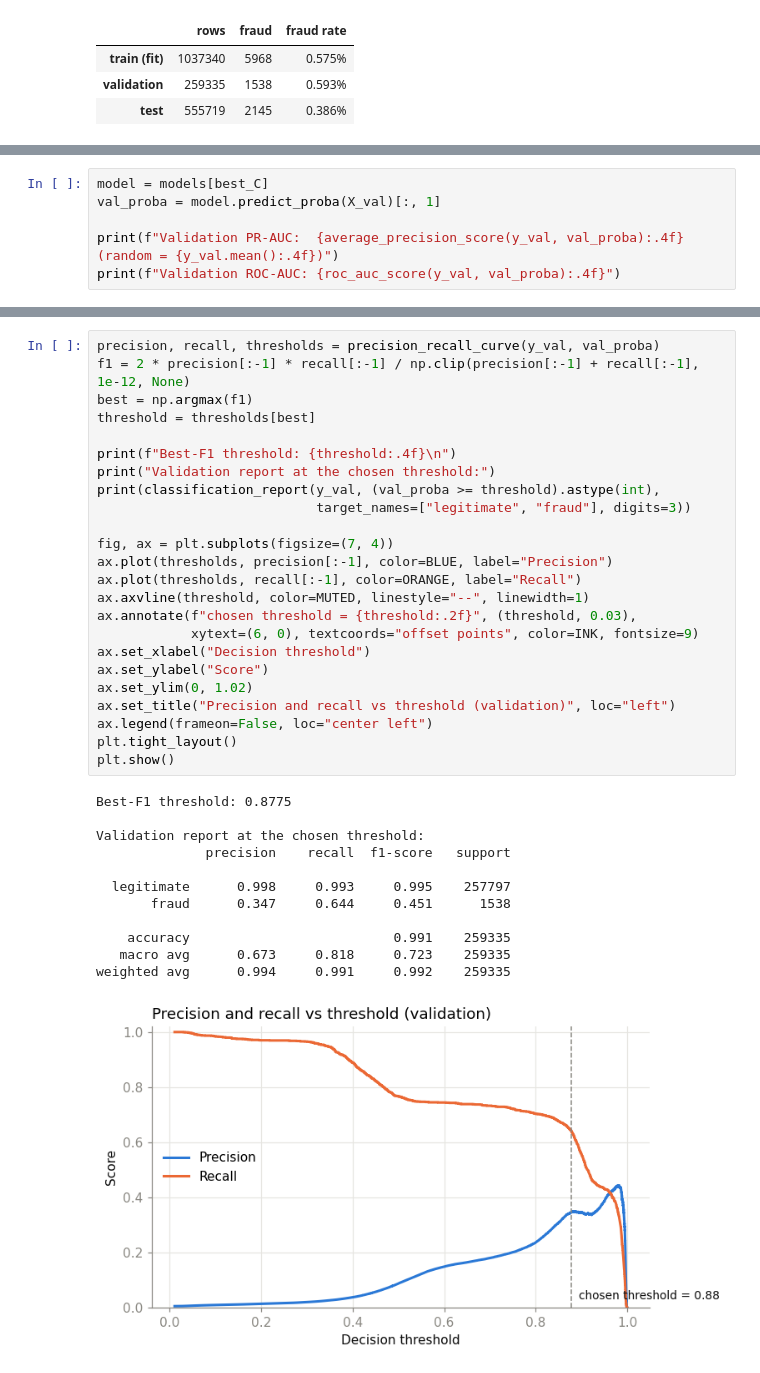
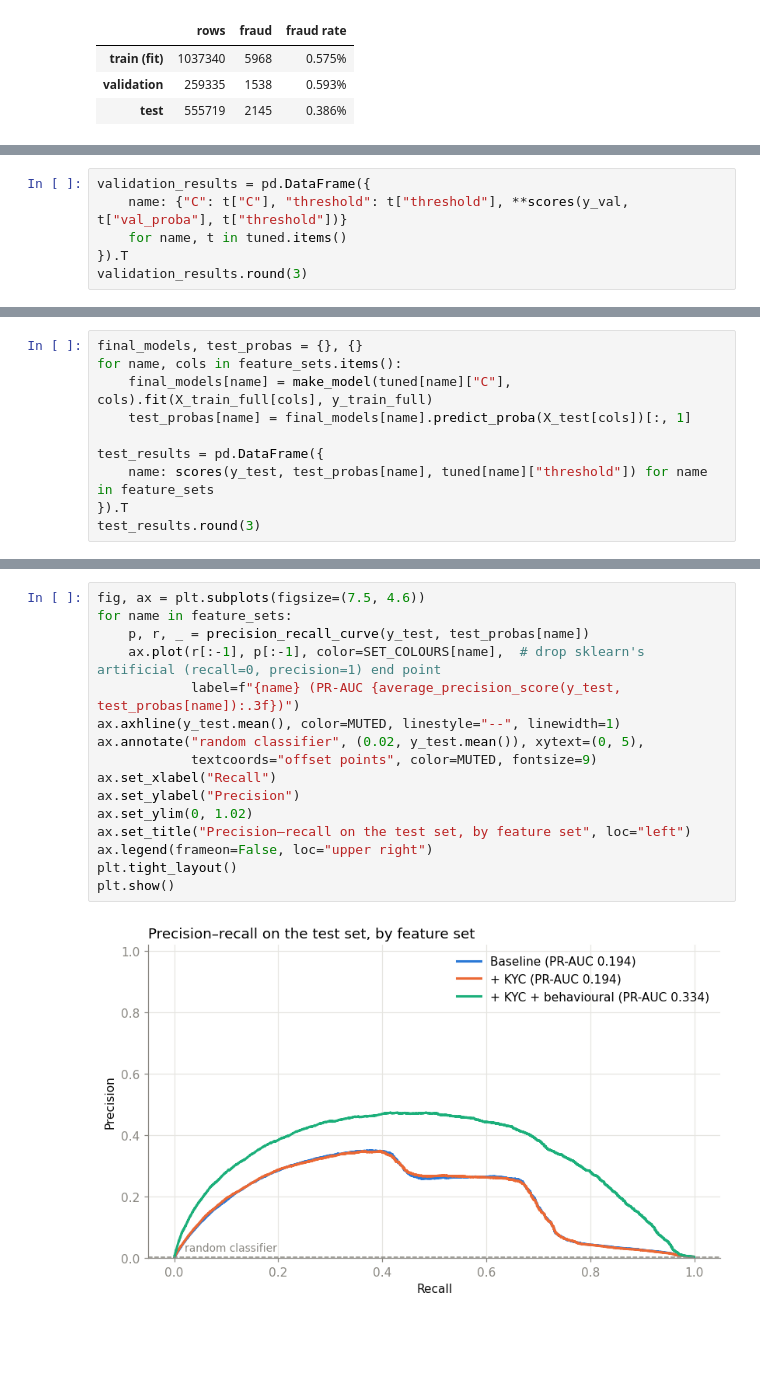
Before and after one commit to timc5nn/BT4012-Group-Project, a Jupyter notebook: supervised.ipynb, the cells around one changed output, grey strips where cells are left out. Saved outputs shown, nothing was run; the diff lists cells and outputs as text; blank space fills up the shorter version.

```diff
--- a/supervised.ipynb
+++ b/supervised.ipynb
@@ -152,7 +197,7 @@ Best C: 0.0001
 # %%
-model = models[best_C]
-val_proba = model.predict_proba(X_val)[:, 1]
-
-print(f"Validation PR-AUC:  {average_precision_score(y_val, val_proba):.4f}  (random = {y_val.mean():.4f})")
-print(f"Validation ROC-AUC: {roc_auc_score(y_val, val_proba):.4f}")
+validation_results = pd.DataFrame({
+    name: {"C": t["C"], "threshold": t["threshold"], **scores(y_val, t["val_proba"], t["threshold"])}
+    for name, t in tuned.items()
+}).T
+validation_results.round(3)
 # %% [output]
@@ -164,0 +212,10 @@ The default 0.5 threshold is poorly suited here: because of the class weighting
+# %%
+final_models, test_probas = {}, {}
+for name, cols in feature_sets.items():
+    final_models[name] = make_model(tuned[name]["C"], cols).fit(X_train_full[cols], y_train_full)
+    test_probas[name] = final_models[name].predict_proba(X_test[cols])[:, 1]
+
+test_results = pd.DataFrame({
+    name: scores(y_test, test_probas[name], tuned[name]["threshold"]) for name in feature_sets
+}).T
+test_results.round(3)
@@ -165,38 +227,19 @@ The default 0.5 threshold is poorly suited here: because of the class weighting
 # %%
-precision, recall, thresholds = precision_recall_curve(y_val, val_proba)
-f1 = 2 * precision[:-1] * recall[:-1] / np.clip(precision[:-1] + recall[:-1], 1e-12, None)
-best = np.argmax(f1)
-threshold = thresholds[best]
-
-print(f"Best-F1 threshold: {threshold:.4f}\n")
-print("Validation report at the chosen threshold:")
-print(classification_report(y_val, (val_proba >= threshold).astype(int),
-                            target_names=["legitimate", "fraud"], digits=3))
-
-fig, ax = plt.subplots(figsize=(7, 4))
-ax.plot(thresholds, precision[:-1], color=BLUE, label="Precision")
-ax.plot(thresholds, recall[:-1], color=ORANGE, label="Recall")
-ax.axvline(threshold, color=MUTED, linestyle="--", linewidth=1)
-ax.annotate(f"chosen threshold = {threshold:.2f}", (threshold, 0.03),
-            xytext=(6, 0), textcoords="offset points", color=INK, fontsize=9)
-ax.set_xlabel("Decision threshold")
-ax.set_ylabel("Score")
+fig, ax = plt.subplots(figsize=(7.5, 4.6))
+for name in feature_sets:
+    p, r, _ = precision_recall_curve(y_test, test_probas[name])
+    ax.plot(r[:-1], p[:-1], color=SET_COLOURS[name],  # drop sklearn's artificial (recall=0, precision=1) end point
+            label=f"{name} (PR-AUC {average_precision_score(y_test, test_probas[name]):.3f})")
+ax.axhline(y_test.mean(), color=MUTED, linestyle="--", linewidth=1)
+ax.annotate("random classifier", (0.02, y_test.mean()), xytext=(0, 5),
+            textcoords="offset points", color=MUTED, fontsize=9)
+ax.set_xlabel("Recall")
+ax.set_ylabel("Precision")
 ax.set_ylim(0, 1.02)
-ax.set_title("Precision and recall vs threshold (validation)", loc="left")
-ax.legend(frameon=False, loc="center left")
+ax.set_title("Precision–recall on the test set, by feature set", loc="left")
+ax.legend(frameon=False, loc="upper right")
 plt.tight_layout()
 plt.show()
 # %% [output]
-Best-F1 threshold: 0.8775
-
-Validation report at the chosen threshold:
-              precision    recall  f1-score   support
-
-  legitimate      0.998     0.993     0.995    257797
-       fraud      0.347     0.644     0.451      1538
-
-    accuracy                          0.991    259335
-   macro avg      0.673     0.818     0.723    259335
-weighted avg      0.994     0.991     0.992    259335
-[figure, old version]
+[figure, new version]
 # %% [markdown]
```
Also changed, not shown: parts of 20 cells of this notebook, 18 other files.
